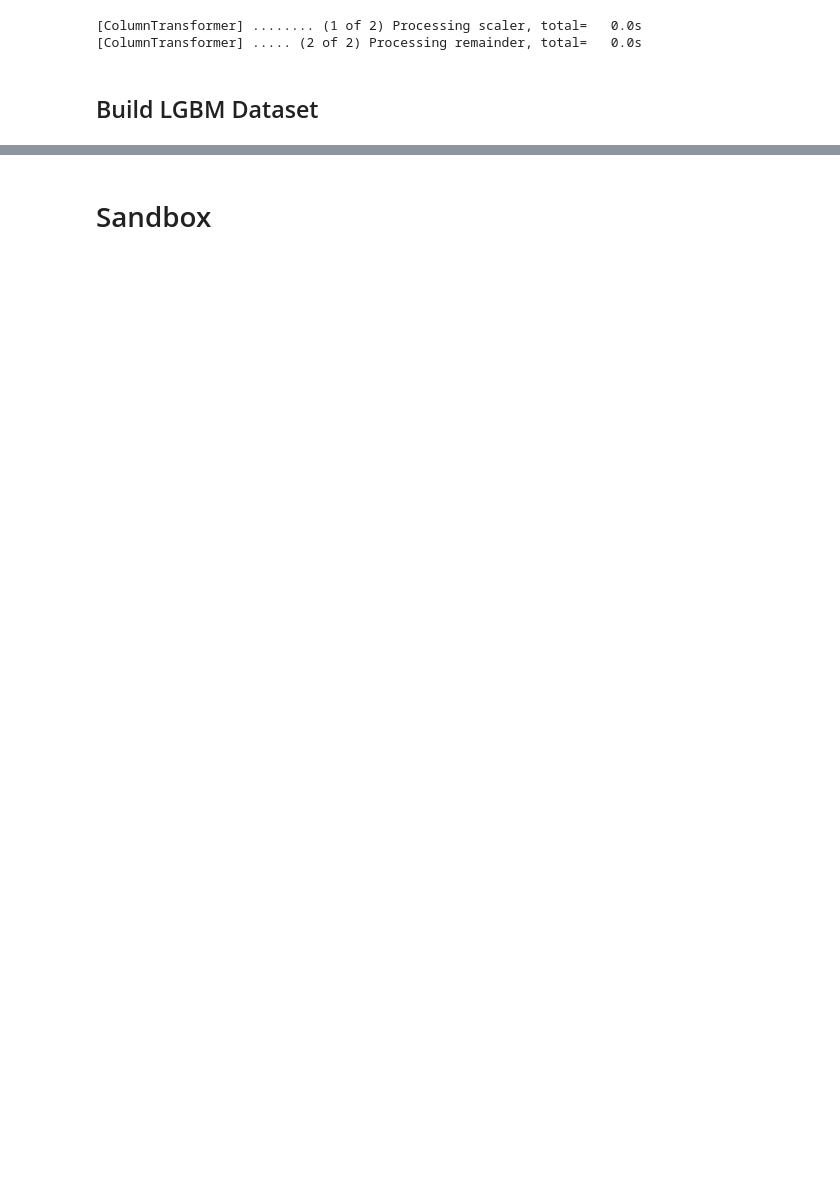
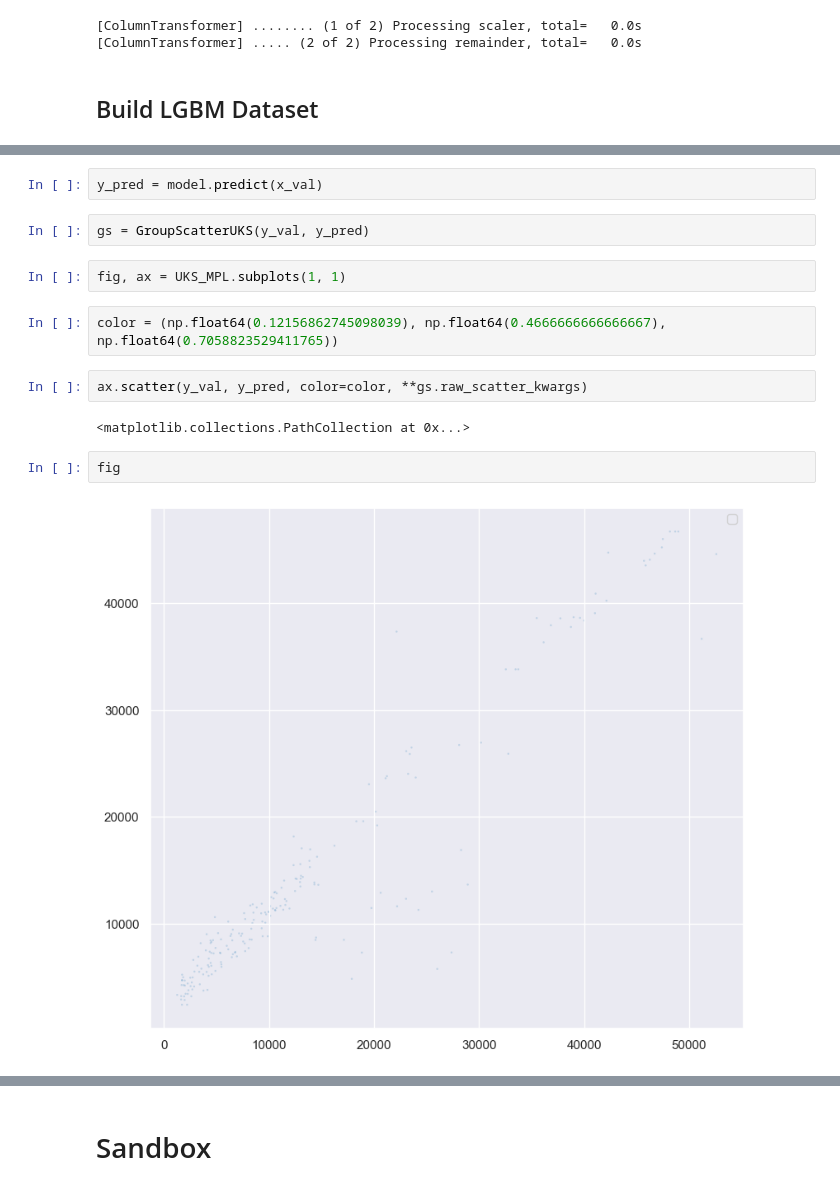
Before and after one commit to akseldkw07/kretsinger, a Jupyter notebook: kret_lgbm/notebooks/lgbm-medical-ex.ipynb, the cells around one changed output, grey strips where cells are left out. Cells and saved outputs as stored; diff of their text form; blank space fills up the shorter version.

Commit message:
lgbm-kret Added: - sort_utils.py Modified: - constants_lgbm.py - lgbm-medical-ex.ipynb - typed_cls_lgbm.py - groupscatter.py - utils_np_pd.py

```diff
--- a/kret_lgbm/notebooks/lgbm-medical-ex.ipynb
+++ b/kret_lgbm/notebooks/lgbm-medical-ex.ipynb
@@ -172,0 +196,16 @@ Early stopping, best iteration is:
+# %%
+y_pred = model.predict(x_val)
+# %%
+gs = GroupScatterUKS(y_val, y_pred)
+# %%
+fig, ax = UKS_MPL.subplots(1, 1)
+# %%
+color = (np.float64(0.12156862745098039), np.float64(0.4666666666666667), np.float64(0.7058823529411765))
+# %%
+ax.scatter(y_val, y_pred, color=color, **gs.raw_scatter_kwargs)
+# %% [output]
+<matplotlib.collections.PathCollection at 0x...>
+# %%
+fig
+# %% [output]
+[figure, added]
```
Also changed, not shown: parts of 27 cells of this notebook, 5 other files.
